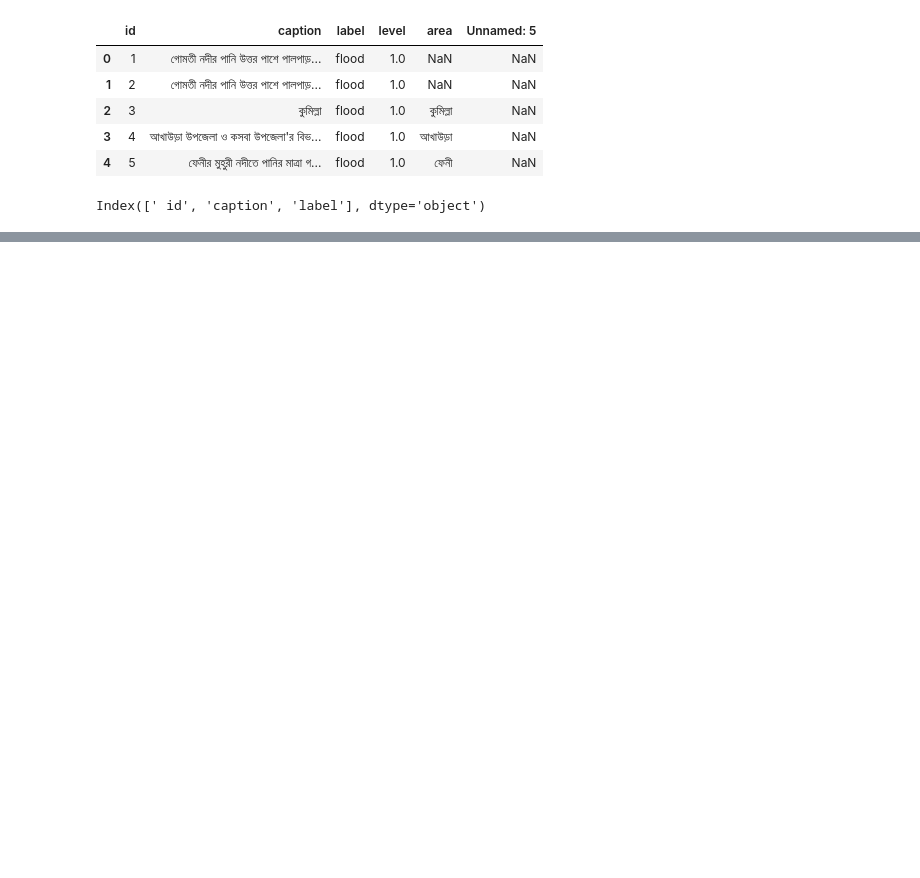
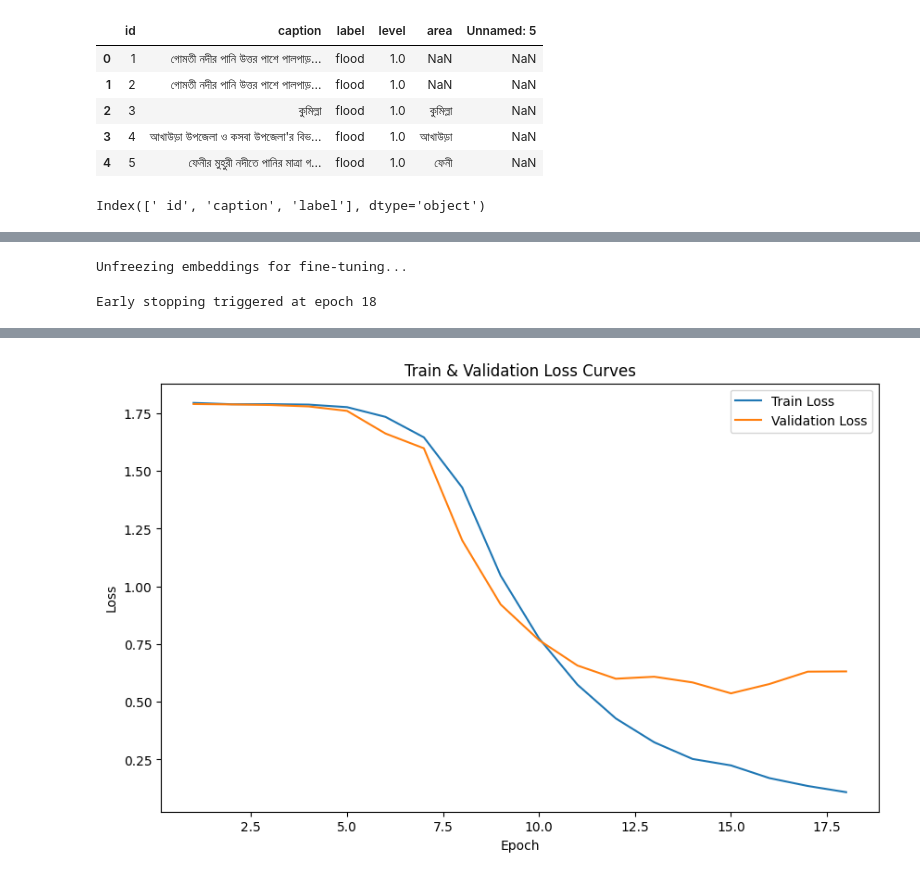
Before and after one commit to SanjidaPriya57/Multimodal_Disaster_Dataset_Bangla-MDDB, a Jupyter notebook: lstm-multiclass-mddb.ipynb, the cells around one changed output, grey strips where cells are left out. Drawn from its saved outputs; the diff is of its cells as text; code cells hidden in the pictures; blank space fills up the shorter version.

```diff
--- a/lstm-multiclass-mddb.ipynb
+++ b/lstm-multiclass-mddb.ipynb
@@ -535,0 +308,75 @@ Anthropogenic       0.89      0.86      0.87       118
+# %%
+# Device
+device = torch.device('cuda' if torch.cuda.is_available() else 'cpu')
+
+# Hyperparameters
+hidden_dim = 32
+n_layers = 1
+dropout = 0.5
+output_dim = 6  # number of classes
+epochs = 20
+patience = 3
+
+# Initialize model
+model = LSTMClassifier(
+    vocab_size, embedding_dim, hidden_dim, output_dim,
+    n_layers, dropout, embedding_matrix,
+    freeze_embedding=True  # freeze embeddings initially
+).to(device)
+
+# Move class_weights tensor to device
+class_weights = class_weights.to(device)
+
+# Optimizer with weight decay (L2 regularization)
+optimizer = optim.Adam(model.parameters(), lr=5e-4, weight_decay=1e-4)
+criterion = nn.CrossEntropyLoss(weight=class_weights)
+scheduler = optim.lr_scheduler.ReduceLROnPlateau(
+    optimizer, mode='min', factor=0.5, patience=2, verbose=True
+)
+
+best_val_loss = float('inf')
+epochs_no_improve = 0
+train_losses, val_losses = [], []
+
+for epoch in range(epochs):
+    if epoch == 7:
+        print("Unfreezing embeddings for fine-tuning...")
+        model.embedding.weight.requires_grad = True
+    train_loss = train_epoch(model, train_loader, criterion, optimizer, device)
+    val_loss, val_preds, val_labels = evaluate(model, valid_loader, criterion, device)
+
+    train_losses.append(train_loss)
+    val_losses.append(val_loss)
+
+    scheduler.step(val_loss)
+
+    if val_loss < best_val_loss:
+        best_val_loss = val_loss
+        epochs_no_improve = 0
+        torch.save(model.state_dict(), 'best_lstm_model.pt')
+    else:
+        epochs_no_improve += 1
+        if epochs_no_improve >= patience:
+            print(f"Early stopping triggered at epoch {epoch+1}")
+            break
+
+# Load best model and evaluate on test set
+model.load_state_dict(torch.load('best_lstm_model.pt'))
+test_loss, test_preds, test_labels = evaluate(model, test_loader, criterion, device)
+
+print(f"\nTest Loss: {test_loss:.4f}")
+print("Test Metrics:")
+print(classification_report(test_labels, test_preds, target_names=label_mapping.keys()))
+
+# Plot loss curves
+plt.figure(figsize=(10,6))
+plt.plot(range(1, len(train_losses)+1), train_losses, label='Train Loss')
+plt.plot(range(1, len(val_losses)+1), val_losses, label='Validation Loss')
+plt.xlabel('Epoch')
+plt.ylabel('Loss')
+plt.title('Train & Validation Loss Curves')
+plt.legend()
+plt.show()
+# %% [output]
+Unfreezing embeddings for fine-tuning...
+Early stopping triggered at epoch 18
@@ -536,3 +397,4 @@ Anthropogenic       0.89      0.86      0.87       118
+[figure, added]
 # %%
 # Load best model and evaluate on test set
 model.load_state_dict(torch.load('best_lstm_model.pt'))
```
Also changed, not shown: parts of 12 cells of this notebook.
